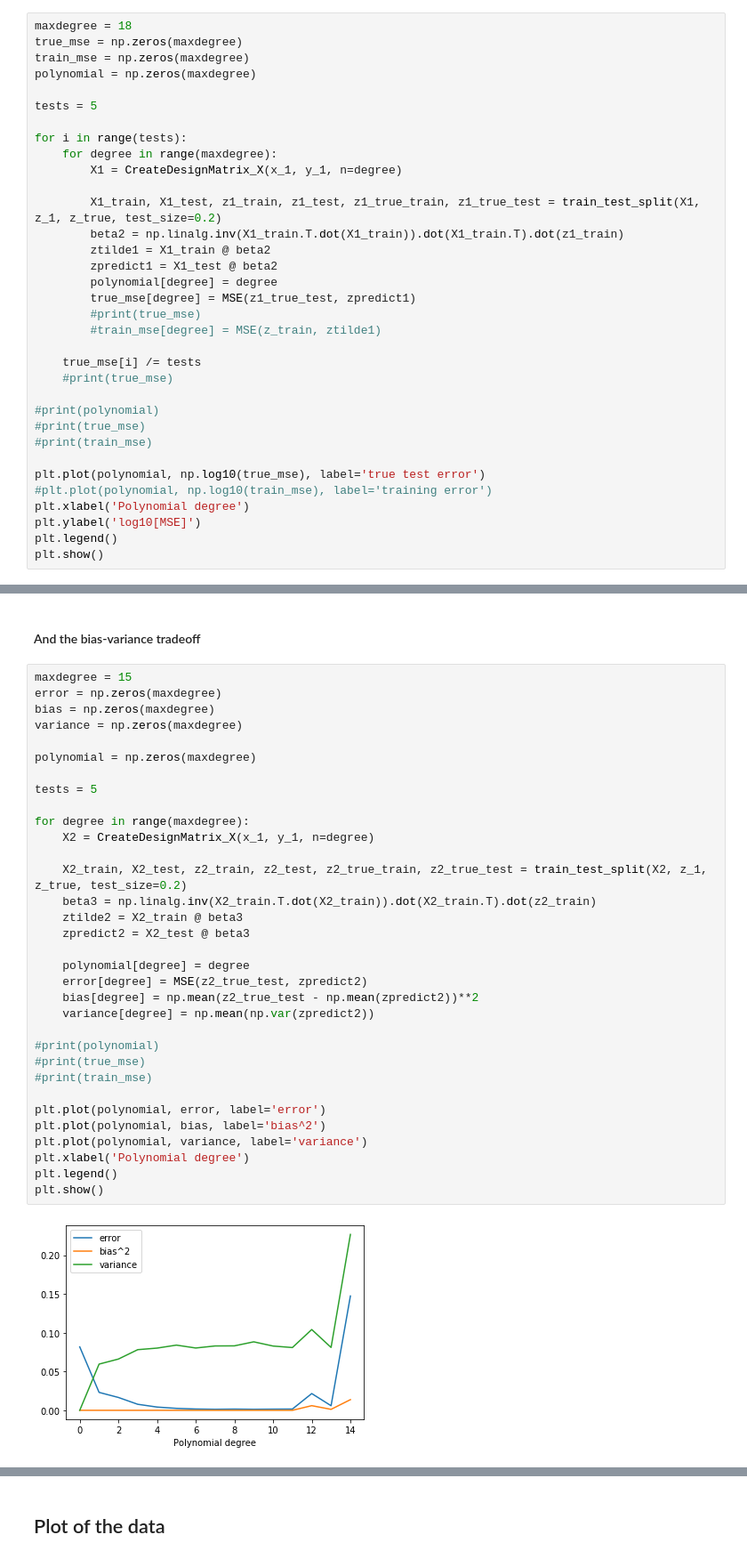
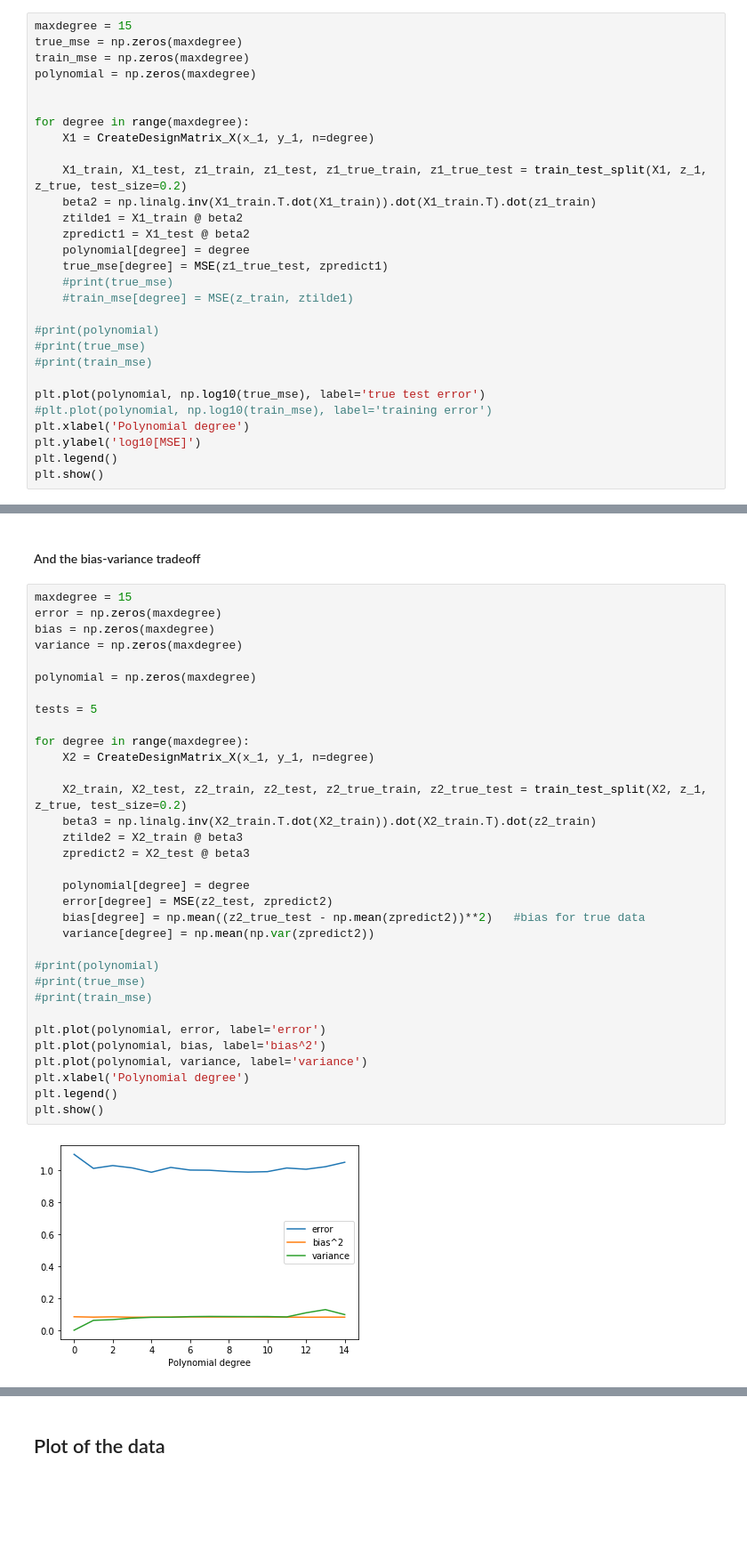
Before and after one commit to jolyndev/FYS-STK4155, a Jupyter notebook: Project1a-restructured.ipynb, the cells around one changed output, grey strips where cells are left out. Shown: that part at 89% size. Drawn from its saved outputs; the diff is of its cells as text; blank space fills up the shorter version.

```diff
--- a/Project1a-restructured.ipynb
+++ b/Project1a-restructured.ipynb
@@ -147,28 +147,23 @@ True R2: 0.9872
 # %% [markdown]
 ## Complexity of model
 # %%
-maxdegree = 18
+maxdegree = 15
 true_mse = np.zeros(maxdegree)
 train_mse = np.zeros(maxdegree)
 polynomial = np.zeros(maxdegree)
 
-tests = 5
 
-for i in range(tests):
-    for degree in range(maxdegree):
-        X1 = CreateDesignMatrix_X(x_1, y_1, n=degree)
+for degree in range(maxdegree):
+    X1 = CreateDesignMatrix_X(x_1, y_1, n=degree)
 
-        X1_train, X1_test, z1_train, z1_test, z1_true_train, z1_true_test = train_test_split(X1, z_1, z_true, test_size=0.2)
-        beta2 = np.linalg.inv(X1_train.T.dot(X1_train)).dot(X1_train.T).dot(z1_train)
-        ztilde1 = X1_train @ beta2
-        zpredict1 = X1_test @ beta2
-        polynomial[degree] = degree
-        true_mse[degree] = MSE(z1_true_test, zpredict1)
-        #print(true_mse)
-        #train_mse[degree] = MSE(z_train, ztilde1)
-
-    true_mse[i] /= tests
+    X1_train, X1_test, z1_train, z1_test, z1_true_train, z1_true_test = train_test_split(X1, z_1, z_true, test_size=0.2)
+    beta2 = np.linalg.inv(X1_train.T.dot(X1_train)).dot(X1_train.T).dot(z1_train)
+    ztilde1 = X1_train @ beta2
+    zpredict1 = X1_test @ beta2
+    polynomial[degree] = degree
+    true_mse[degree] = MSE(z1_true_test, zpredict1)
     #print(true_mse)
+    #train_mse[degree] = MSE(z_train, ztilde1)
 
 #print(polynomial)
 #print(true_mse)
@@ -189,36 +184,36 @@ maxdegree = 15
 error = np.zeros(maxdegree)
 bias = np.zeros(maxdegree)
 variance = np.zeros(maxdegree)
 
 polynomial = np.zeros(maxdegree)
 
 tests = 5
 
 for degree in range(maxdegree):
     X2 = CreateDesignMatrix_X(x_1, y_1, n=degree)
 
     X2_train, X2_test, z2_train, z2_test, z2_true_train, z2_true_test = train_test_split(X2, z_1, z_true, test_size=0.2)
     beta3 = np.linalg.inv(X2_train.T.dot(X2_train)).dot(X2_train.T).dot(z2_train)
     ztilde2 = X2_train @ beta3
     zpredict2 = X2_test @ beta3
 
     polynomial[degree] = degree
-    error[degree] = MSE(z2_true_test, zpredict2)
-    bias[degree] = np.mean(z2_true_test - np.mean(zpredict2))**2
+    error[degree] = MSE(z2_test, zpredict2)
+    bias[degree] = np.mean((z2_true_test - np.mean(zpredict2))**2)   #bias for true data
     variance[degree] = np.mean(np.var(zpredict2))
 
 #print(polynomial)
 #print(true_mse)
 #print(train_mse)
 
 plt.plot(polynomial, error, label='error')
 plt.plot(polynomial, bias, label='bias^2')
 plt.plot(polynomial, variance, label='variance')
 plt.xlabel('Polynomial degree')
 plt.legend()
 plt.show()
 # %% [output]
-[figure, old version]
+[figure, new version]
 # %%
 degrees = np.arange(1,15)
 
```
Also changed, not shown: parts of 22 cells of this notebook.
